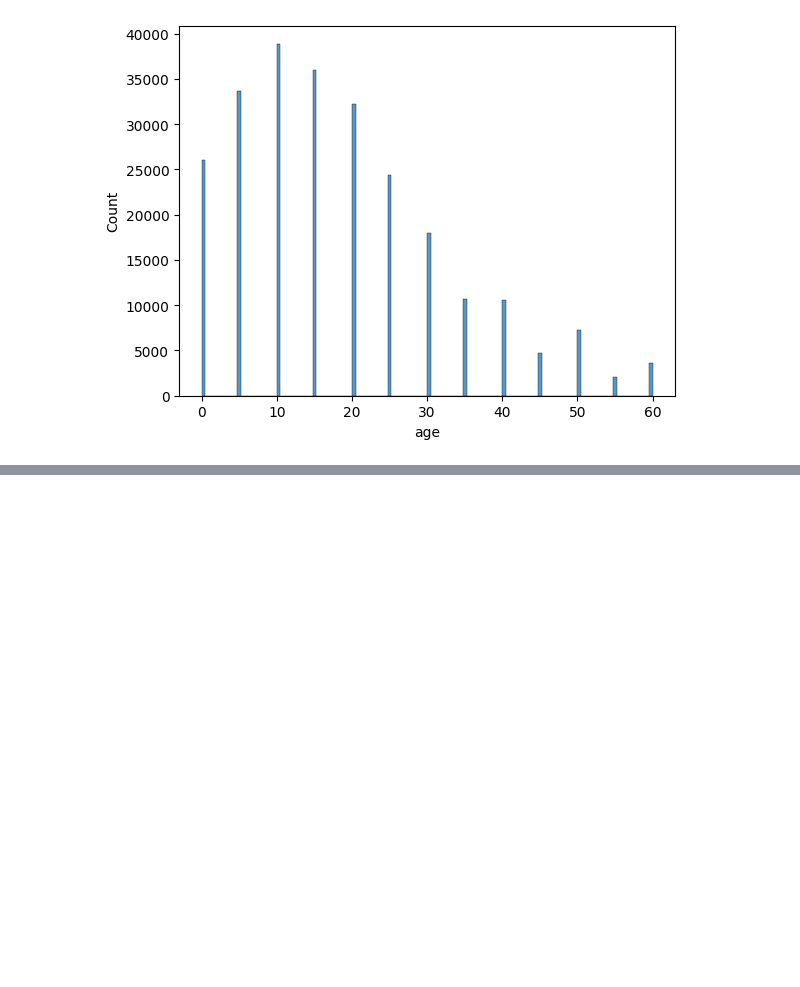
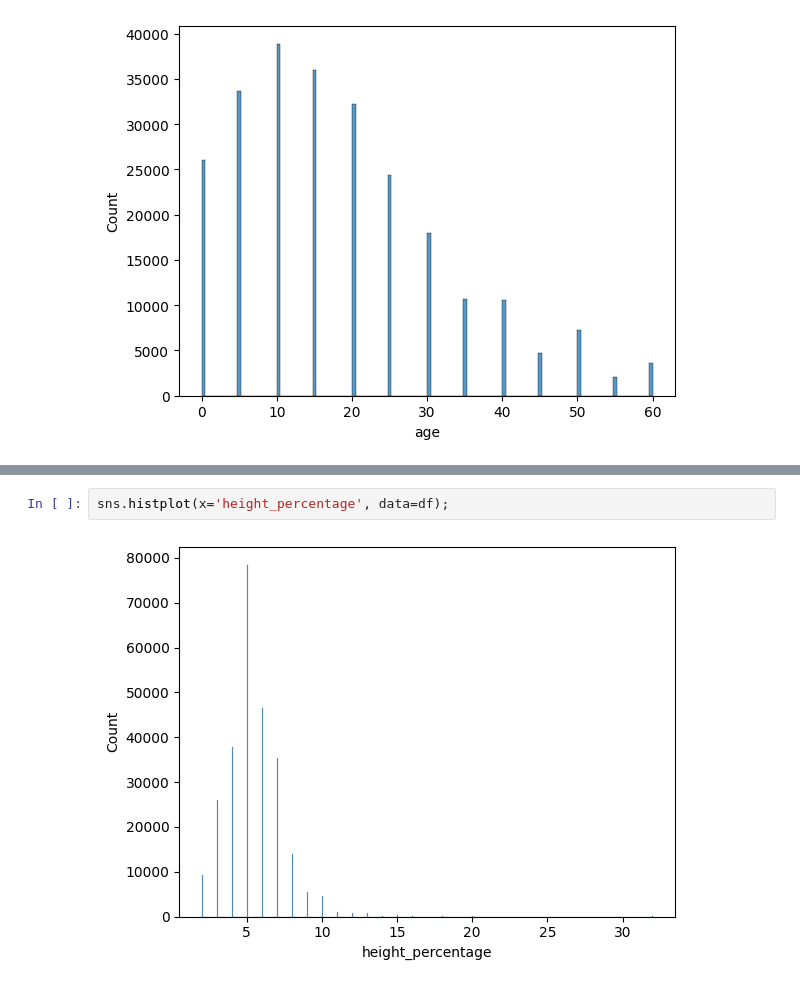
Before and after one commit to Hor-layinka/Hobs-Portfolio-projects, a Jupyter notebook: ClassificationModels/earth_quake_damage_pred.ipynb, the cells around one changed output, grey strips where cells are left out. Cells and saved outputs as stored; diff of their text form; blank space fills up the shorter version.

```diff
--- a/ClassificationModels/earth_quake_damage_pred.ipynb
+++ b/ClassificationModels/earth_quake_damage_pred.ipynb
@@ -242,0 +272,4 @@ sns.histplot(x='age', data=df[mask])
+# %%
+sns.histplot(x='height_percentage', data=df);
+# %% [output]
+[figure, added]
```
Also changed, not shown: parts of 6 cells of this notebook.
